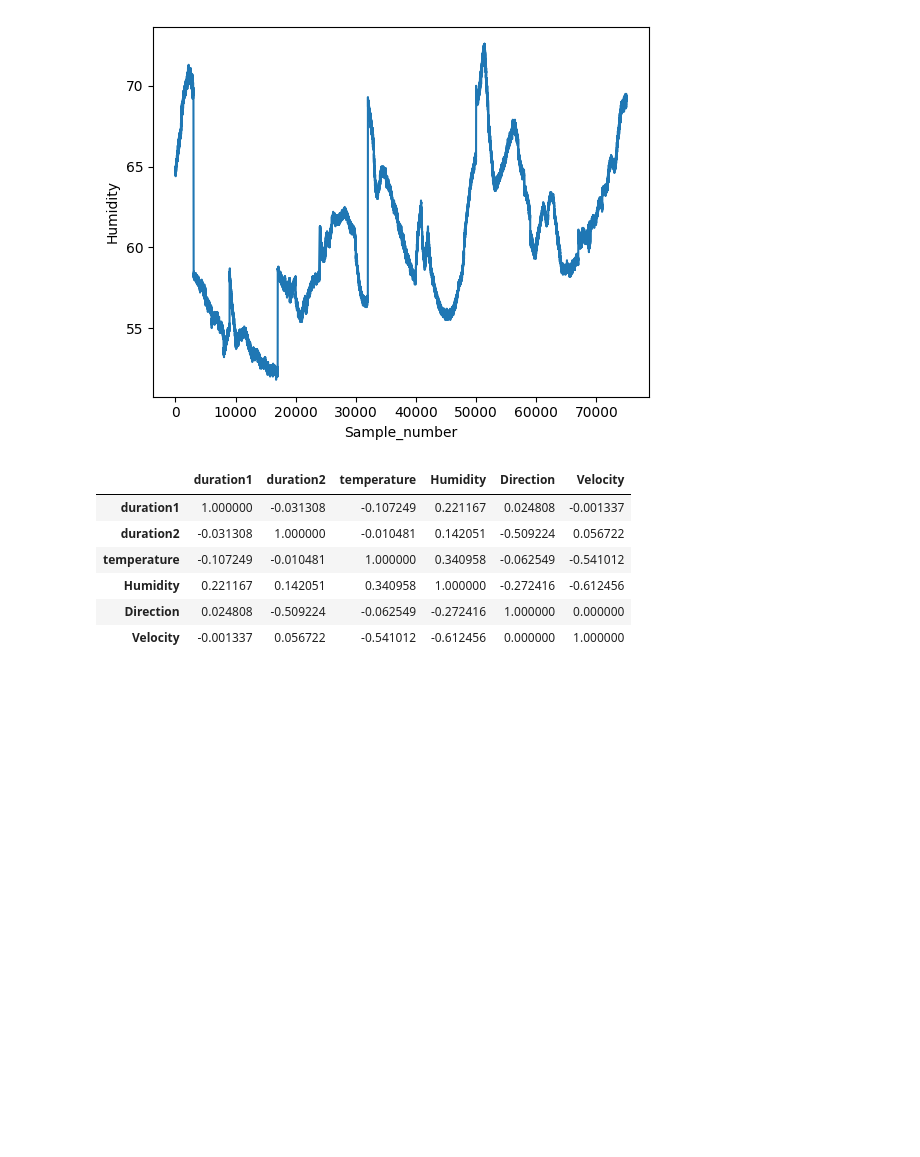
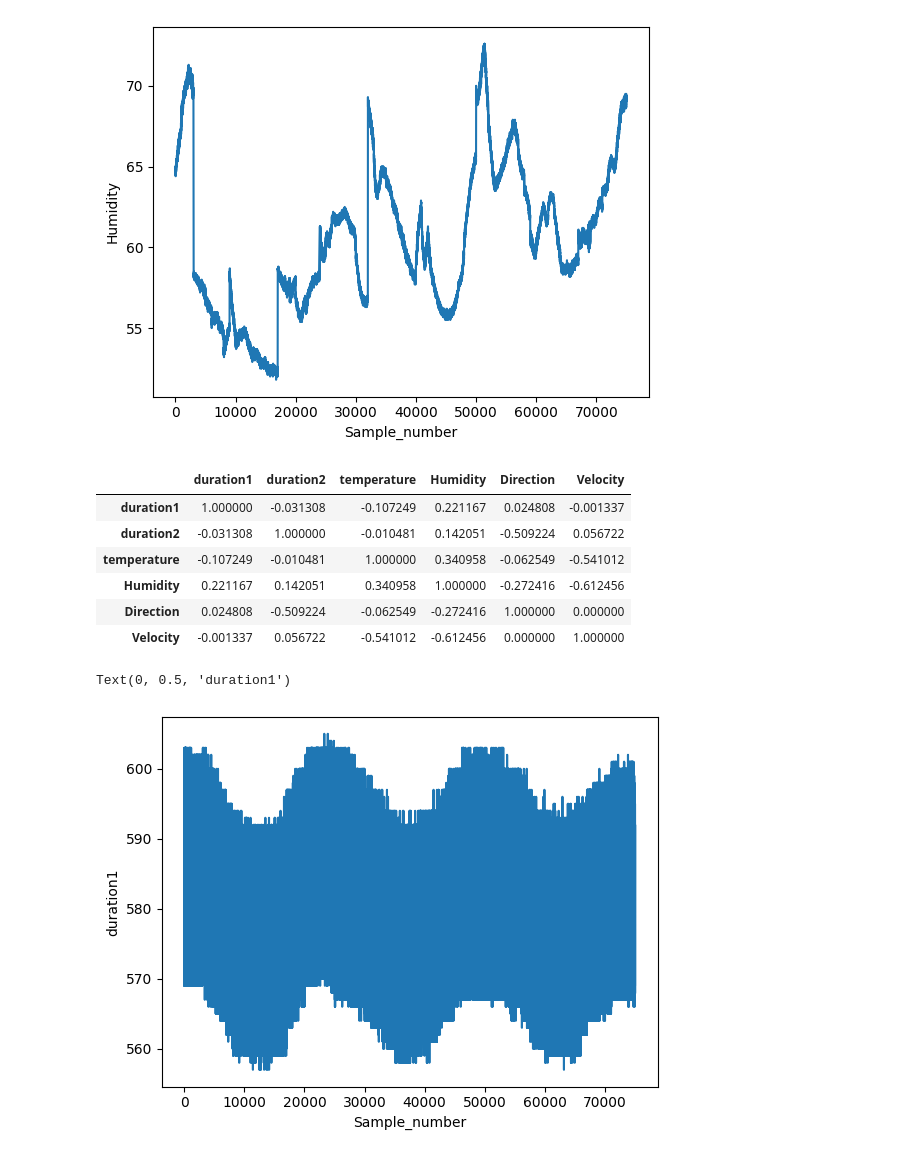
Before and after one commit to cksajil/anemometer, a Jupyter notebook: eda_anemometer.ipynb, the cells around one changed output. Cells and saved outputs as stored; diff of their text form; code cells hidden in the pictures; blank space fills up the shorter version.

```diff
--- a/eda_anemometer.ipynb
+++ b/eda_anemometer.ipynb
@@ -75,3 +75,10 @@ data.corr(method='spearman')
 | Humidity | 0.221167 | 0.142051 | 0.340958 | 1.000000 | -0.272416 | -0.612456 |
 | Direction | 0.024808 | -0.509224 | -0.062549 | -0.272416 | 1.000000 | 0.000000 |
 | Velocity | -0.001337 | 0.056722 | -0.541012 | -0.612456 | 0.000000 | 1.000000 |
+# %%
+plt.plot(data["duration1"])
+plt.xlabel("Sample_number")
+plt.ylabel("duration1")
+# %% [output]
+Text(0, 0.5, 'duration1')
+[figure, added]
```
Also changed, not shown: parts of 1 cell of this notebook.
